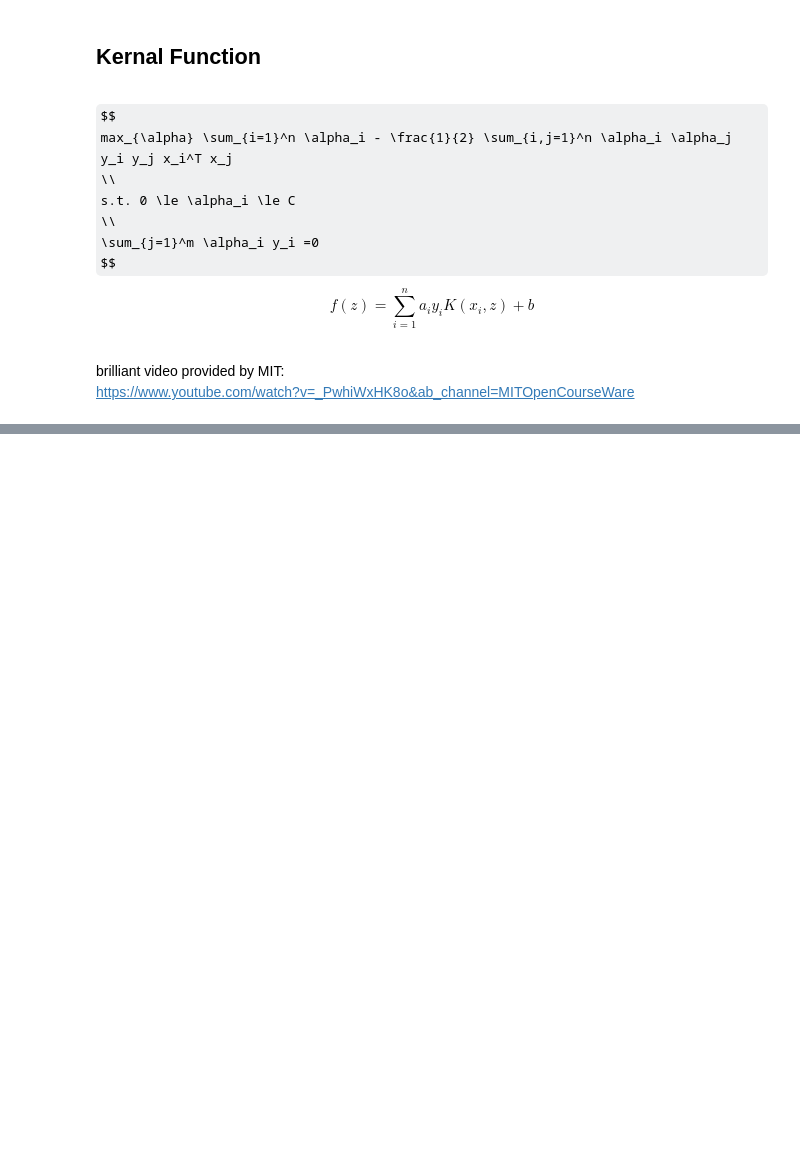
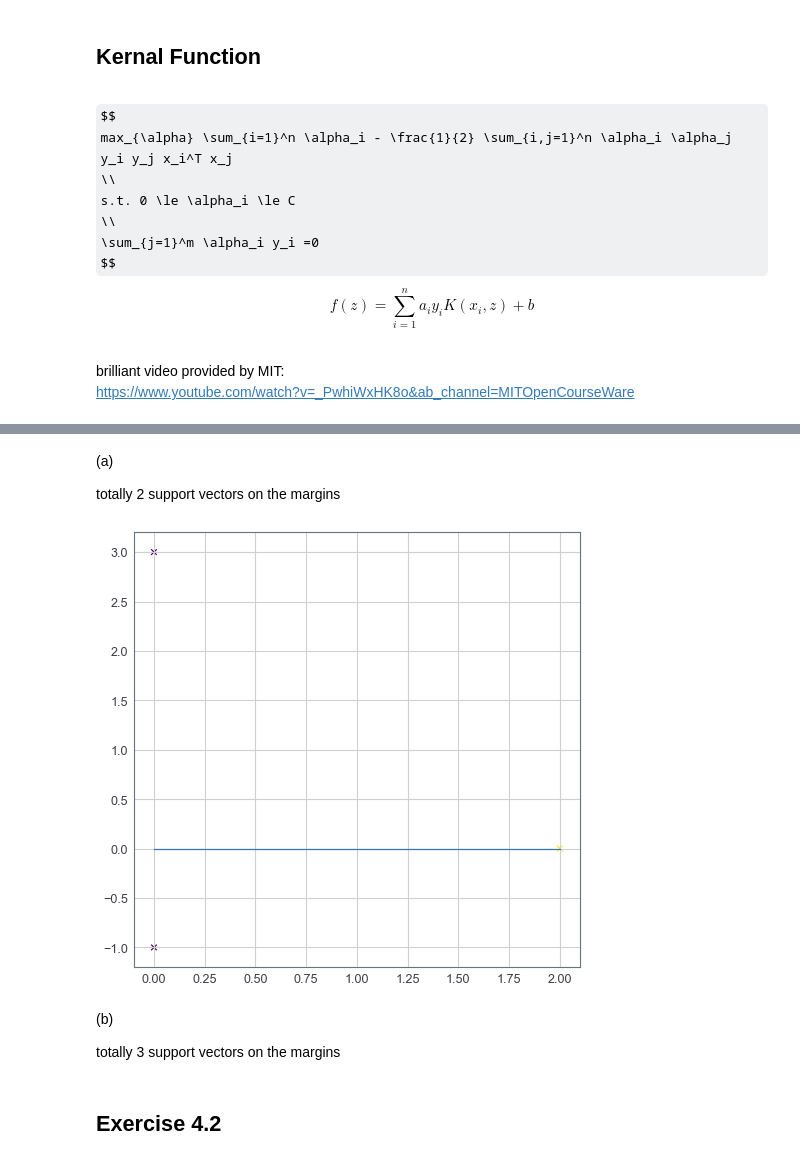
Before and after one commit to Timo9Madrid7/CS4220MachineLearningWeeklyLab, a Jupyter notebook: week4/Week_4.ipynb, the cells around one changed output, grey strips where cells are left out. Cells and saved outputs as stored; diff of their text form; code cells hidden in the pictures; some formulas as TeX source; blank space fills up the shorter version.

```diff
--- a/week4/Week_4.ipynb
+++ b/week4/Week_4.ipynb
@@ -118,0 +139,19 @@ $$
+# %% [markdown]
+(a)
+
+totally 2 support vectors on the margins
+# %%
+plt.figure(figsize=(8,8))
+x = np.array([[0,-1], [0,3], [2,0]])
+y = np.array([0, 0, 1])
+plt.scatter(x[:,0], x[:,1], c=y, marker="x")
+plt.plot([2,0], [0,0])
+plt.show()
+# %% [output]
+[figure, added]
+# %% [markdown]
+(b)
+
+totally 3 support vectors on the margins
+# %% [markdown]
+## Exercise 4.2
```
Also changed, not shown: parts of 30 cells of this notebook, 2 other files.
